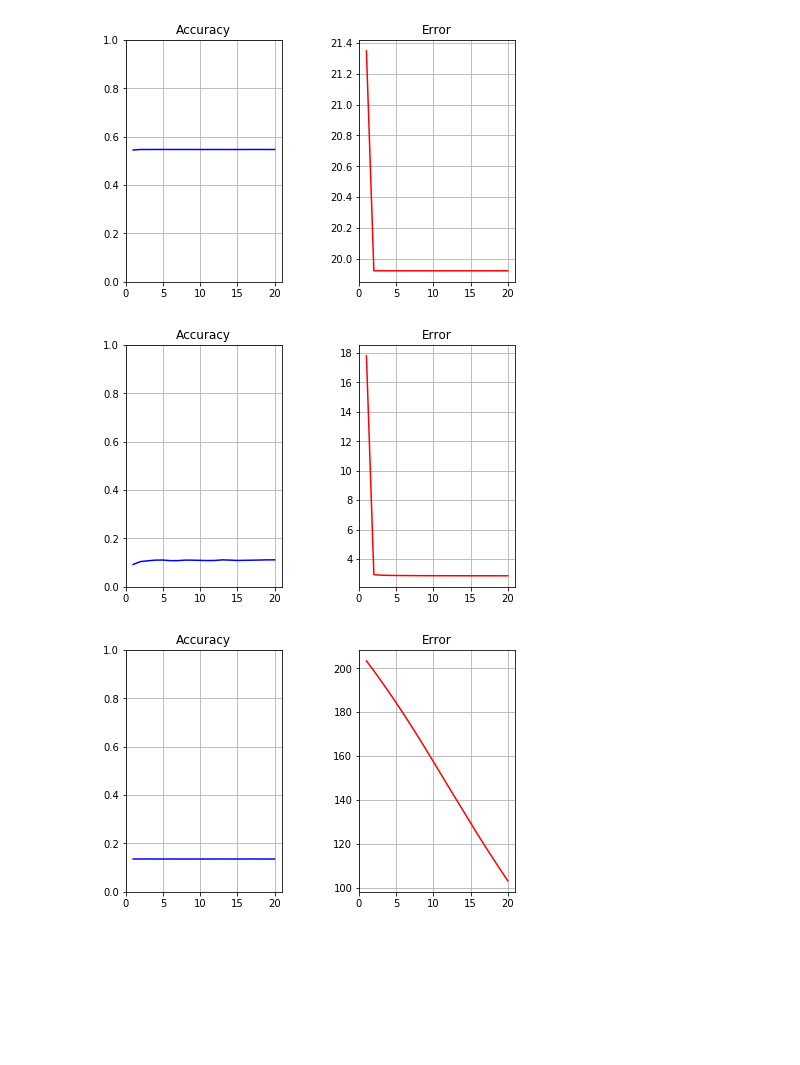
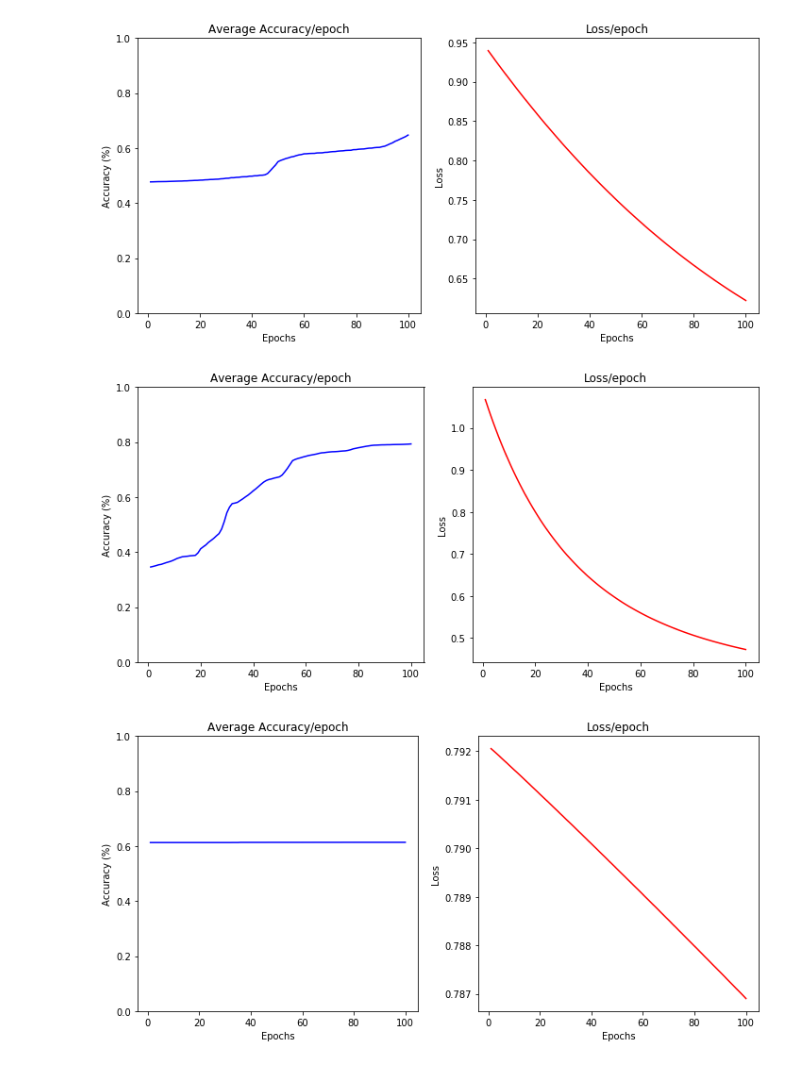
Before and after one commit to noushinquazi/Accidental-Death-ML, a Jupyter notebook: linear_training.ipynb, the cells around one changed output. Cells and saved outputs as stored; diff of their text form; code cells hidden in the pictures; blank space fills up the shorter version.

```diff
--- a/linear_training.ipynb
+++ b/linear_training.ipynb
@@ -40,17 +35,11 @@ train_model(model,variables,epochs=20)
 # vary batch size
 
 ## size = 32
-model, variables = create_linear_classifier(data,death,optimizer_name="Adam",learning_rate=0.1,
-                                              batch_size=32)
-train_model(model,variables,epochs=20)
+train_model(training_input,training_output,model,variables,learning_rate = 0.1, epochs=20, batch_size = 32)
 
 ## size = 64
-model, variables = create_linear_classifier(data,death,optimizer_name="Adam",learning_rate=0.1,
-                                              batch_size=64)
-train_model(model,variables,epochs=20)
+train_model(training_input,training_output,model,variables,learning_rate = 0.1, epochs=20, batch_size = 64)
 
 ## size = 128
-model, variables = create_linear_classifier(data,death,optimizer_name="Adam",learning_rate=0.1,
-                                              batch_size=128)
-train_model(model,variables,epochs=20)
+train_model(training_input,training_output,model,variables,learning_rate = 0.1, epochs=20, batch_size = 128)
 # %% [output]
@@ -85,0 +49,14 @@ train_model(model,variables,epochs=100)
+# %%
+# vary epochs
+
+## epochs = 50
+train_model(training_input,training_output,model,variables,learning_rate = 0.1, epochs=50)
+
+## epochs = 100
+train_model(training_input,training_output,model,variables,learning_rate = 0.1, epochs=100)
+
+## epochs = 150
+train_model(training_input,training_output,model,variables,learning_rate = 0.1, epochs=150)
+
+## epochs = 200
+train_model(training_input,training_output,model,variables,learning_rate = 0.1, epochs=200)
@@ -86,20 +68,18 @@ train_model(model,variables,epochs=100)
 # %%
 # vary optimizer
+
 ## Gradient Descent
-model, variables = create_linear_classifier(data,death,optimizer_name="GD",learning_rate= 0.1,
-                                                batch_size=16)
-train_model(model,variables,epochs=20)
+model, variables = create_linear_classifier(num_features,num_labels,"GD","multi-label")
+train_model(training_input,training_output,model,variables,learning_rate = 0.1, epochs=100)
 
 ## Adagrad
-model, variables = create_linear_classifier(data,death,optimizer_name="Adagrad",learning_rate= 0.1,
-                                                batch_size=16)
-train_model(model,variables,epochs=20)
+model, variables = create_linear_classifier(num_features,num_labels,"Adagrad","multi-label")
+train_model(training_input,training_output,model,variables,learning_rate = 0.1, epochs=100)
 
 ## Adadelta
-model, variables = create_linear_classifier(data,death,optimizer_name="Adadelta",learning_rate= 0.1,
-                                                batch_size=16)
-train_model(model,variables,epochs=20)
+model, variables = create_linear_classifier(num_features,num_labels,"Adadelta","multi-label")
+train_model(training_input,training_output,model,variables,learning_rate = 0.1, epochs=100)
 # %% [output]
-[figure, old version]
+[figure, new version]
-[figure, old version]
+[figure, new version]
-[figure, old version]
+[figure, new version]
```
Also changed, not shown: parts of 15 cells of this notebook, 5 other files.
